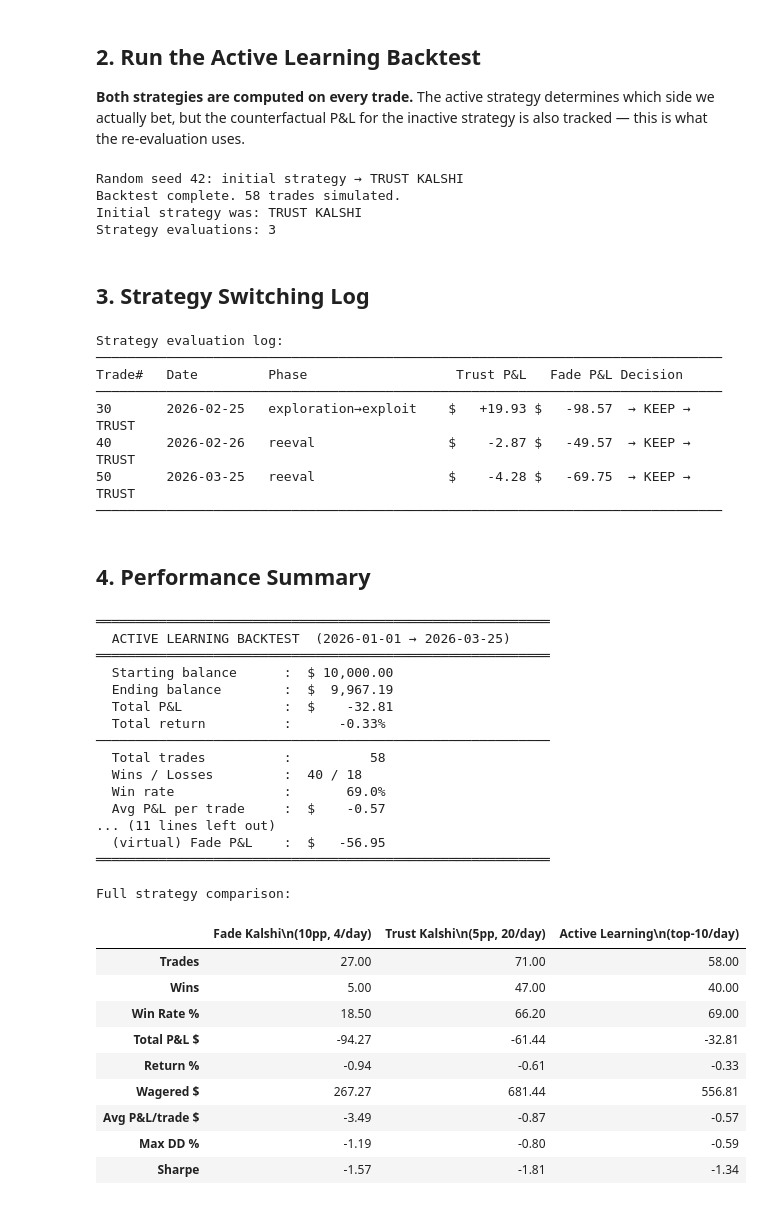
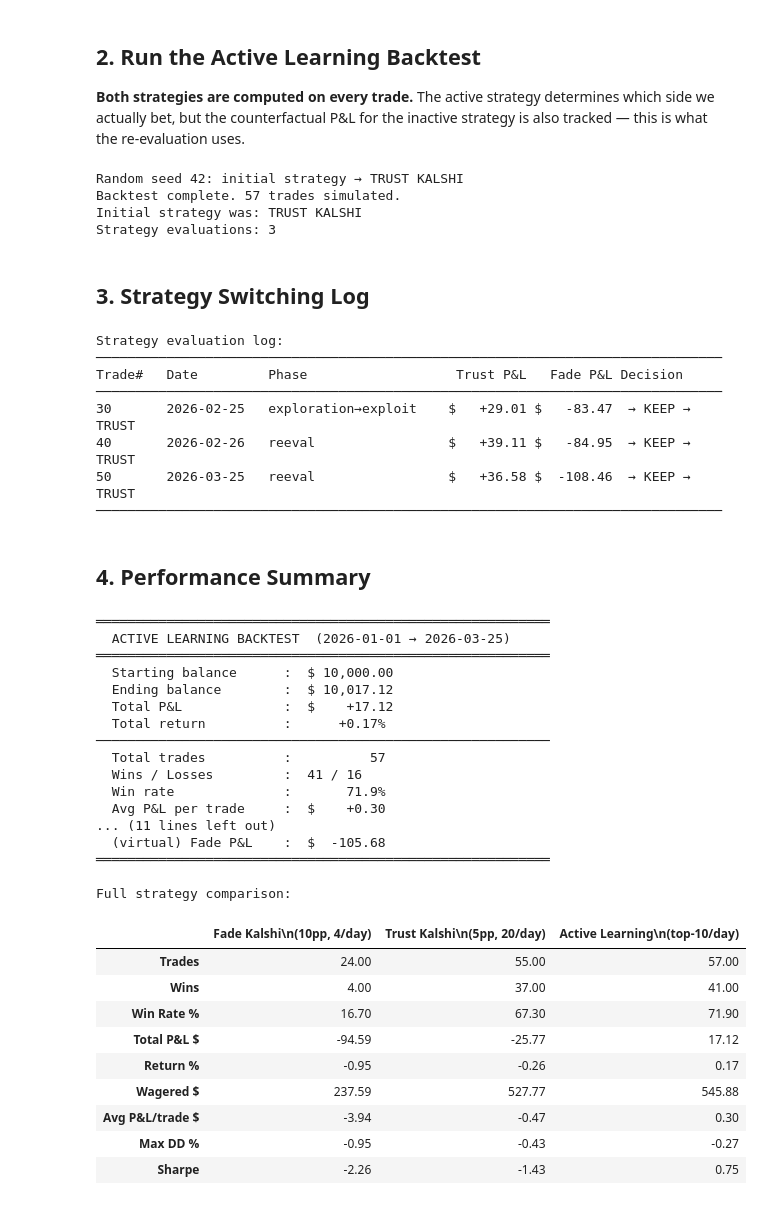
Before and after one commit to bent1925/trading, a Jupyter notebook: claude_code/active_learning_backtest.ipynb, the cells around one changed output. Saved outputs shown, nothing was run; the diff lists cells and outputs as text; code cells hidden in the pictures.

```diff
--- a/claude_code/active_learning_backtest.ipynb
+++ b/claude_code/active_learning_backtest.ipynb
@@ -59,10 +59,10 @@ CACHE_DIR  = Path('backtest_cache')   # reuse cache from backtest.ipynb
 CACHE_DIR.mkdir(exist_ok=True)
 
 SPORTS_SERIES = {
-    'KXNBAGAME':  ('basketball', 'nba'),
-    'KXNHLGAME':  ('hockey',     'nhl'),
-    'KXWTAMATCH': ('tennis',     'wta'),
-    'KXATPMATCH': ('tennis',     'atp'),
+    'KXNBAGAME': ('basketball', 'nba'),
+    'KXNHLGAME': ('hockey',     'nhl'),
+    # WTA/ATP excluded: ESPN tennis rankings are not available historically
+    # (only current rankings can be fetched), which would introduce look-ahead bias.
 }
 
 # ── Auth ──────────────────────────────────────────────────────────────────────
@@ -154,7 +152,7 @@ _espn_mem = {}
 
 def _record_win_pct(competitor):
     for rec in competitor.get('records', []):
-        if rec.get('type') == 'total':
+        if rec.get('type') in ('total', 'ytd'):  # NBA='total', NHL='ytd'
             m = re.match(r'^(\d+)-(\d+)', rec.get('summary', ''))
             if m:
                 w, l = int(m.group(1)), int(m.group(2))
@@ -469,7 +467,7 @@ print(f'Initial strategy was: {initial_strategy.upper()} KALSHI')
 print(f'Strategy evaluations: {len(switch_log)}')
 # %% [output]
 Random seed 42: initial strategy → TRUST KALSHI
-Backtest complete. 58 trades simulated.
+Backtest complete. 57 trades simulated.
 Initial strategy was: TRUST KALSHI
 Strategy evaluations: 3
 # %% [markdown]
@@ -491,9 +489,9 @@ Strategy evaluation log:
 ────────────────────────────────────────────────────────────────────────────────
 Trade#   Date         Phase                   Trust P&L   Fade P&L Decision
 ────────────────────────────────────────────────────────────────────────────────
-30       2026-02-25   exploration→exploit    $   +19.93 $   -98.57  → KEEP → TRUST
-40       2026-02-26   reeval                 $    -2.87 $   -49.57  → KEEP → TRUST
-50       2026-03-25   reeval                 $    -4.28 $   -69.75  → KEEP → TRUST
+30       2026-02-25   exploration→exploit    $   +29.01 $   -83.47  → KEEP → TRUST
+40       2026-02-26   reeval                 $   +39.11 $   -84.95  → KEEP → TRUST
+50       2026-03-25   reeval                 $   +36.58 $  -108.46  → KEEP → TRUST
 ────────────────────────────────────────────────────────────────────────────────
 # %% [markdown]
 ## 4. Performance Summary
@@ -548,57 +546,57 @@ print('═'*58)
 
 # Full comparison
 ORIGINAL_FADE = dict(
-    n_trades=27, wins=5, win_rate=18.5,
-    total_pnl=-94.27, total_return=-0.94, total_wagered=267.27,
-    avg_pnl=-3.49, max_dd=-1.19, sharpe=-1.57
+    n_trades=24, wins=4, win_rate=16.7,
+    total_pnl=-94.59, total_return=-0.95, total_wagered=237.59,
+    avg_pnl=-3.94, max_dd=-0.95, sharpe=-2.26
 )
 ORIGINAL_TRUST = dict(
-    n_trades=71, wins=47, win_rate=66.2,
-    total_pnl=-61.44, total_return=-0.61, total_wagered=681.44,
-    avg_pnl=-0.87, max_dd=-0.80, sharpe=-1.81
+    n_trades=55, wins=37, win_rate=67.3,
+    total_pnl=-25.77, total_return=-0.26, total_wagered=527.77,
+    avg_pnl=-0.47, max_dd=-0.43, sharpe=-1.43
 )
 THIS = dict(
     n_trades=n_trades, wins=n_wins, win_rate=win_rate,
     total_pnl=total_pnl, total_return=total_return, total_wagered=total_wagered,
     avg_pnl=avg_pnl, max_dd=max_dd, sharpe=sharpe
 )
 comp = pd.DataFrame({
     'Fade Kalshi\n(10pp, 4/day)':  ORIGINAL_FADE,
     'Trust Kalshi\n(5pp, 20/day)': ORIGINAL_TRUST,
     'Active Learning\n(top-10/day)': THIS
 })
 comp.index = ['Trades','Wins','Win Rate %','Total P&L $','Return %',
               'Wagered $','Avg P&L/trade $','Max DD %','Sharpe']
 print('\nFull strategy comparison:')
 display(comp)
 # %% [output]
 ══════════════════════════════════════════════════════════
   ACTIVE LEARNING BACKTEST  (2026-01-01 → 2026-03-25)
 ══════════════════════════════════════════════════════════
   Starting balance      :  $ 10,000.00
-  Ending balance        :  $  9,967.19
-  Total P&L             :  $    -32.81
-  Total return          :      -0.33%
+  Ending balance        :  $ 10,017.12
+  Total P&L             :  $    +17.12
+  Total return          :      +0.17%
 ──────────────────────────────────────────────────────────
-  Total trades          :          58
-  Wins / Losses         :  40 / 18
-  Win rate              :       69.0%
-  Avg P&L per trade     :  $    -0.57
+  Total trades          :          57
+  Wins / Losses         :  41 / 16
+  Win rate              :       71.9%
+  Avg P&L per trade     :  $    +0.30
 ... (11 lines left out)
-  (virtual) Fade P&L    :  $   -56.95
+  (virtual) Fade P&L    :  $  -105.68
 ══════════════════════════════════════════════════════════
 
 Full strategy comparison:
 |  | Fade Kalshi\n(10pp, 4/day) | Trust Kalshi\n(5pp, 20/day) | Active Learning\n(top-10/day) |
-| Trades | 27.00 | 71.00 | 58.00 |
-| Wins | 5.00 | 47.00 | 40.00 |
-| Win Rate % | 18.50 | 66.20 | 69.00 |
-| Total P&L $ | -94.27 | -61.44 | -32.81 |
-| Return % | -0.94 | -0.61 | -0.33 |
-| Wagered $ | 267.27 | 681.44 | 556.81 |
-| Avg P&L/trade $ | -3.49 | -0.87 | -0.57 |
-| Max DD % | -1.19 | -0.80 | -0.59 |
-| Sharpe | -1.57 | -1.81 | -1.34 |
+| Trades | 24.00 | 55.00 | 57.00 |
+| Wins | 4.00 | 37.00 | 41.00 |
+| Win Rate % | 16.70 | 67.30 | 71.90 |
+| Total P&L $ | -94.59 | -25.77 | 17.12 |
+| Return % | -0.95 | -0.26 | 0.17 |
+| Wagered $ | 237.59 | 527.77 | 545.88 |
+| Avg P&L/trade $ | -3.94 | -0.47 | 0.30 |
+| Max DD % | -0.95 | -0.43 | -0.27 |
+| Sharpe | -2.26 | -1.43 | 0.75 |
 # %%
 # ── Chart 1: Portfolio value + both virtual P&L lines + strategy bands ─────────
 if n_trades == 0:
```
Also changed, not shown: parts of 4 cells of this notebook, 13 other files.
